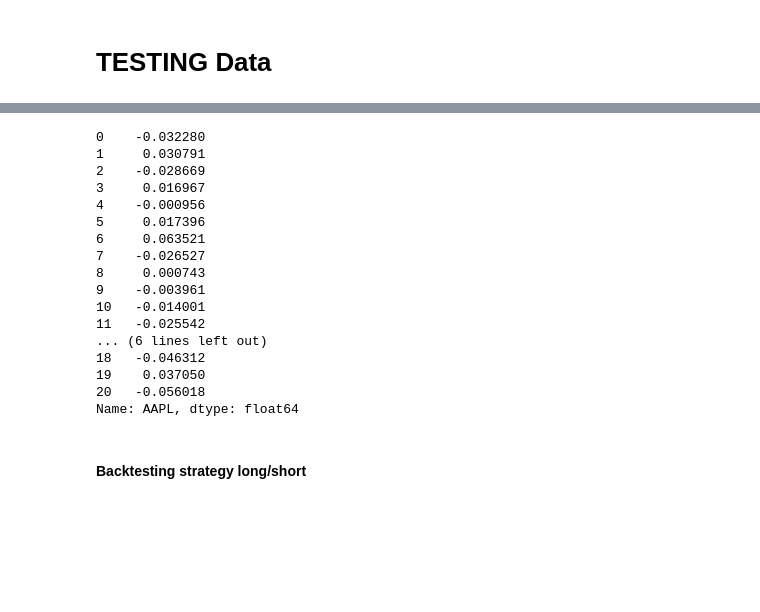
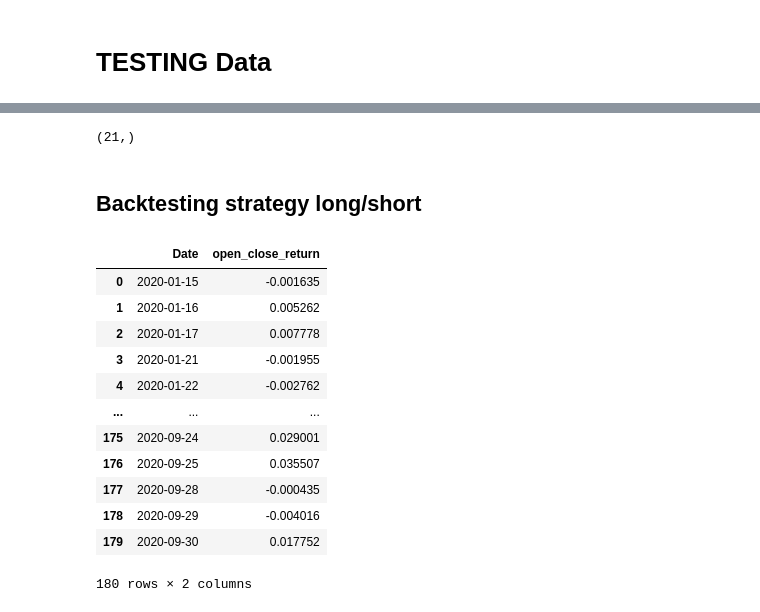
Before and after one commit to xuda1979/DF, a Jupyter notebook: dl_01.ipynb, the cells around one changed output, grey strips where cells are left out. Cells and saved outputs as stored; diff of their text form; code cells hidden in the pictures; blank space fills up the shorter version.

```diff
--- a/dl_01.ipynb
+++ b/dl_01.ipynb
@@ -213,3 +101,0 @@ for symbol in training_symbols:
-# %%
-for symbol in training_symbols:
-    print(reg_map_adjust[symbol].intercept_)
@@ -239,10 +102,2 @@ for symbol in training_symbols:
-# %%
-count = 0
-for symbol in training_symbols:
-    if reg_map_adjust[symbol].tvalues[2] <-2:
-        count +=1
-        print(symbol)
-        print(reg_map_adjust[symbol].tvalues[2])
-print(count)
 # %% [markdown]
 # TESTING Data
@@ -308,37 +133,41 @@ for symbol in testing_symbols:
         result.append((close[i]-close[i-1])/close[i-1])
     testing_close_return[symbol] = result
 # %%
-testing_close_return['AAPL']
+testing_close_return['AAPL'].shape
 # %% [output]
-0    -0.032280
-1     0.030791
-2    -0.028669
-3     0.016967
-4    -0.000956
-5     0.017396
-6     0.063521
-7    -0.026527
-8     0.000743
-9    -0.003961
-10   -0.014001
-11   -0.025542
-... (6 lines left out)
-18   -0.046312
-19    0.037050
-20   -0.056018
-Name: AAPL, dtype: float64
+(21,)
-# %%
-X=np.zeros([20,1])
-forecasts = {}
-for symbol in testing_close_return: #testing_symbols:
-    if symbol in reg_map_adjust:
-        model = reg_map_adjust[symbol]
-        r = testing_close_return[symbol].to_numpy()
-        r = r[:-1]
-        r = np.expand_dims(r, axis=1)
-
-        X2 = sm.add_constant(np.concatenate([X,r], axis=1))
-        pred = model.predict(X2)
-        forecasts[symbol] = pred
 # %% [markdown]
-#### Backtesting strategy long/short
+## Backtesting strategy long/short
+# %%
+result = {}
+for symbol in data_training['Symbol'].unique():
+
+    try:
+        mask = data_training['Symbol'] == symbol
+        training = data_training[mask]
+        result[symbol] = pd.DataFrame({})
+        result[symbol]['Date'] = training['Date']
+
+        result[symbol]['open_close_return'] = training['Close']/ training['Open']-1
+        result[symbol]['open_close_return'].fillna(0, inplace=True)
+        result[symbol].reset_index(inplace=True, drop=True)
+    except:
+        pass
+        print("Can't create dataframe ", symbol)
+
+training_open_close_return = result
+training_open_close_return['AAPL']
+# %% [output]
+|  | Date | open_close_return |
+| 0 | 2020-01-15 | -0.001635 |
+| 1 | 2020-01-16 | 0.005262 |
+| 2 | 2020-01-17 | 0.007778 |
+| 3 | 2020-01-21 | -0.001955 |
+| 4 | 2020-01-22 | -0.002762 |
+| ... | ... | ... |
+| 175 | 2020-09-24 | 0.029001 |
+| 176 | 2020-09-25 | 0.035507 |
+| 177 | 2020-09-28 | -0.000435 |
+| 178 | 2020-09-29 | -0.004016 |
+| 179 | 2020-09-30 | 0.017752 |
+180 rows × 2 columns
```
Also changed, not shown: parts of 36 cells of this notebook.
